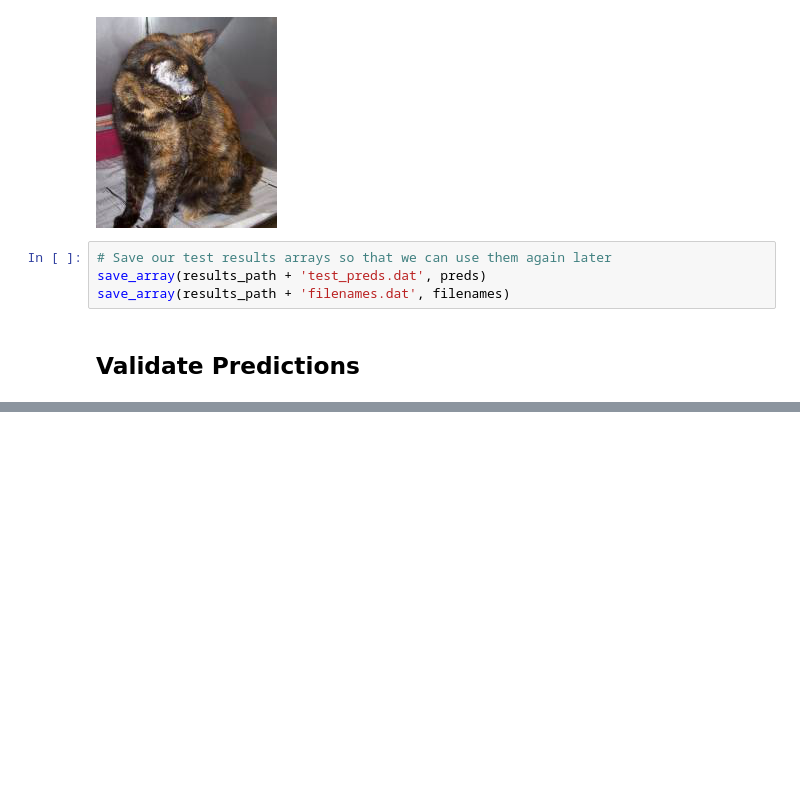
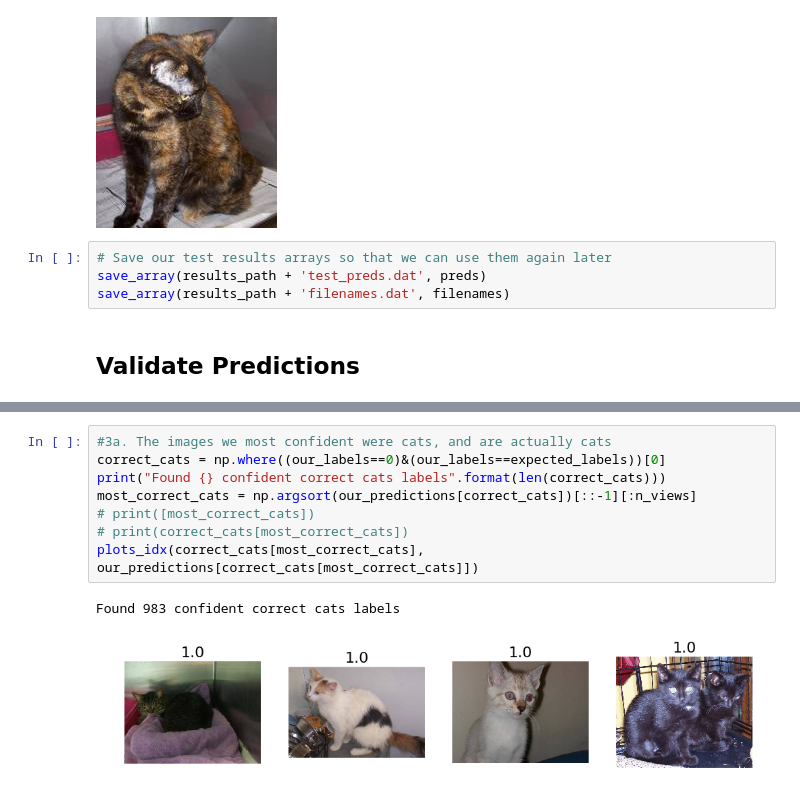
Before and after one commit to Watalza/courses, a Jupyter notebook: deeplearning1/nbs/lesson1_2.ipynb, the cells around one changed output, grey strips where cells are left out. Saved outputs shown, nothing was run; the diff lists cells and outputs as text; blank space fills up the shorter version.

```diff
--- a/deeplearning1/nbs/lesson1_2.ipynb
+++ b/deeplearning1/nbs/lesson1_2.ipynb
@@ -171,0 +224,11 @@ save_array(results_path + 'filenames.dat', filenames)
+# %%
+#3a. The images we most confident were cats, and are actually cats
+correct_cats = np.where((our_labels==0)&(our_labels==expected_labels))[0]
+print("Found {} confident correct cats labels".format(len(correct_cats)))
+most_correct_cats = np.argsort(our_predictions[correct_cats])[::-1][:n_views]
+# print([most_correct_cats])
+# print(correct_cats[most_correct_cats])
+plots_idx(correct_cats[most_correct_cats], our_predictions[correct_cats[most_correct_cats]])
+# %% [output]
+Found 983 confident correct cats labels
+[figure, added]
```
Also changed, not shown: parts of 19 cells of this notebook.
